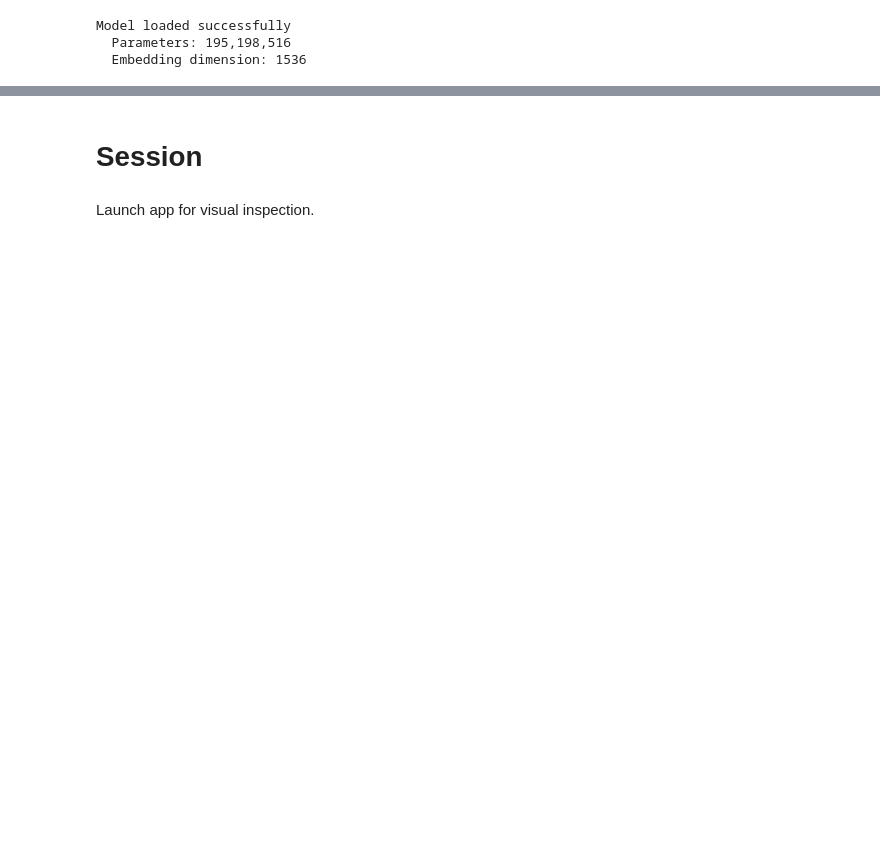
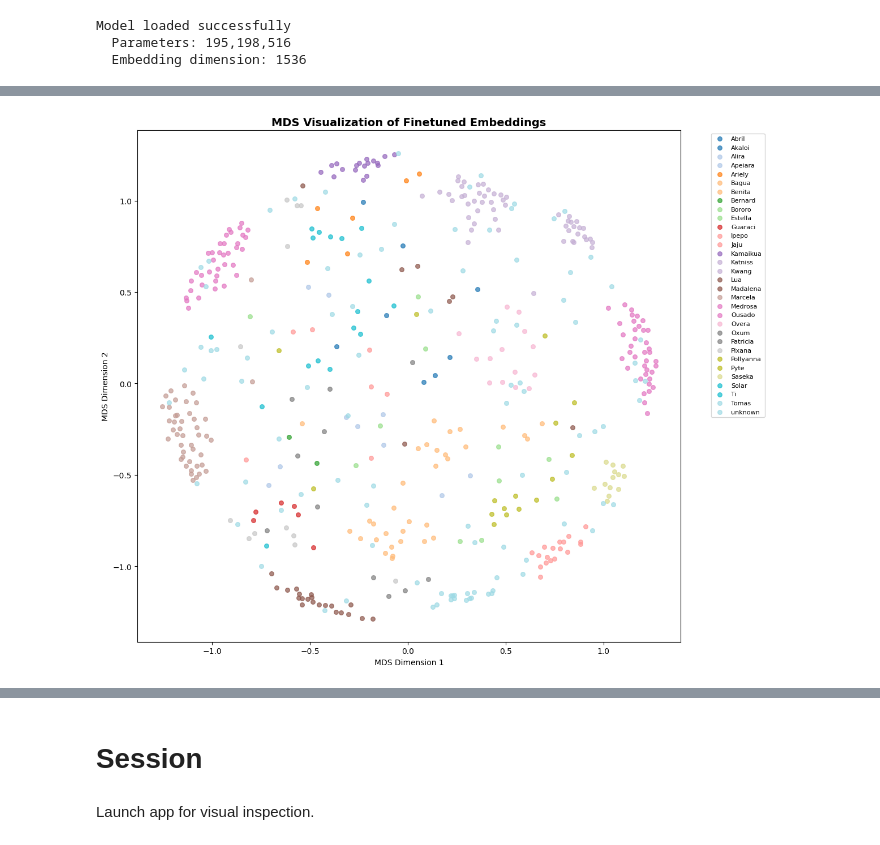
Before and after one commit to CarloColumbo/Kaggle-Competition-Jaguar-Re-identification, a Jupyter notebook: notebooks/exploratory_data_analysis.ipynb, the cells around one changed output, grey strips where cells are left out. Cells and saved outputs as stored; diff of their text form; code cells hidden in the pictures; blank space fills up the shorter version.

```diff
--- a/notebooks/exploratory_data_analysis.ipynb
+++ b/notebooks/exploratory_data_analysis.ipynb
@@ -242 +280,15 @@ fig_finetuned = visualize_embeddings_mds(
+# %%
+with torch.no_grad():
+    torch_embeddings = torch.from_numpy(megadescriptor_embeddings).to(device)
+    arcface_embeddings = model.get_embeddings(torch_embeddings).cpu()
+# %%
+fig_finetuned = visualize_embeddings_mds(
+    arcface_embeddings,
+    labels,
+    "MDS Visualization of Finetuned Embeddings",
+    config["seed"],
+    log_name="arcface_embeddings_mds"
+)
+# %% [output]
+[figure, added]
 # %%
```
Also changed, not shown: parts of 21 cells of this notebook, 8 other files.
